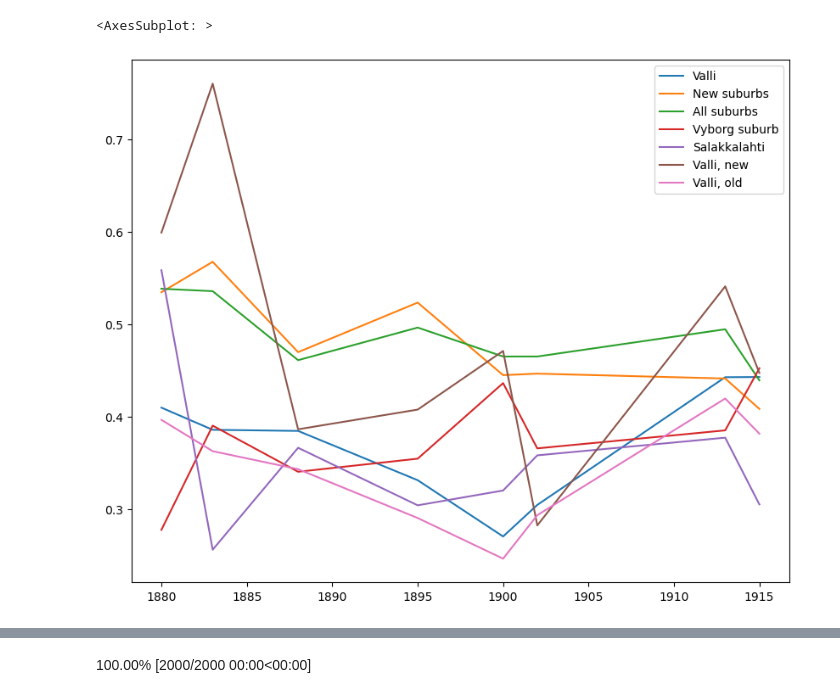
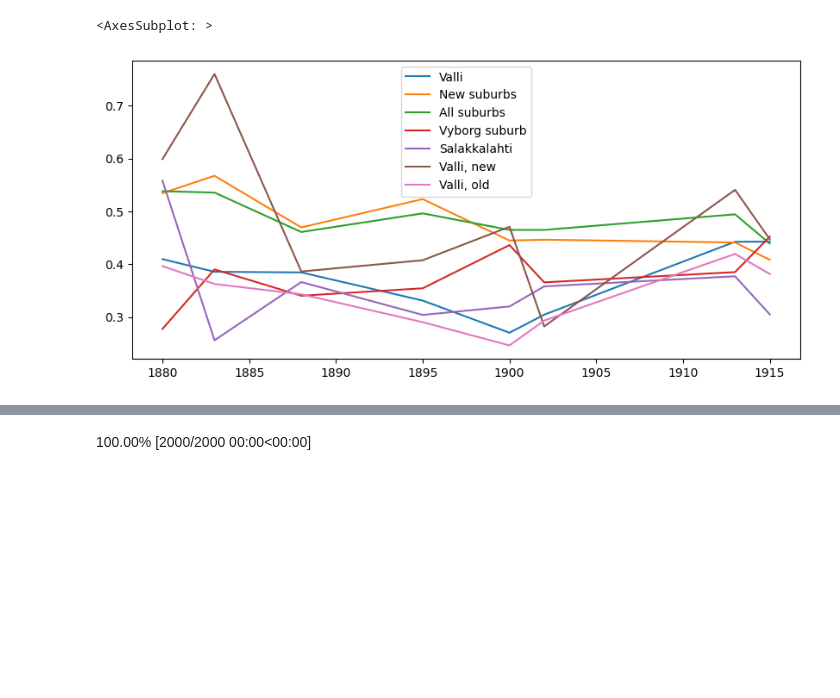
Before and after one commit to AnttiHaerkoenen/spatial_segregation, a Jupyter notebook: notebooks/segregation_change_1880-1915.ipynb, the cells around one changed output, grey strips where cells are left out. Cells and saved outputs as stored; diff of their text form; code cells hidden in the pictures; blank space fills up the shorter version.

```diff
--- a/notebooks/segregation_change_1880-1915.ipynb
+++ b/notebooks/segregation_change_1880-1915.ipynb
@@ -15,6 +15,7 @@ import matplotlib.pyplot as plt
 
 DATA_DIR = Path('../data')
 FIG_DIR = Path('../figures')
+FIG_SIZE = 10, 4.5
 YEARS = [1880, 1883, 1885, 1888, 1890, 1895, 1900, 1902, 1905, 1910, 1913, 1915]
 BAD_YEARS = [1885, 1890, 1905, 1910]
 BWS = 150, 200, 250
@@ -539,8 +524,8 @@ Valli      134                   0.00925
 # %%
-results_by_district.plot(figsize=(10, 8))
+results_by_district.plot(figsize=FIG_SIZE)
 # %% [output]
 <AxesSubplot: >
-[figure, old version]
+[figure, new version]
 # %%
 import arviz as az
 import pymc as pm
```
Also changed, not shown: parts of 14 cells of this notebook, 5 other files.
